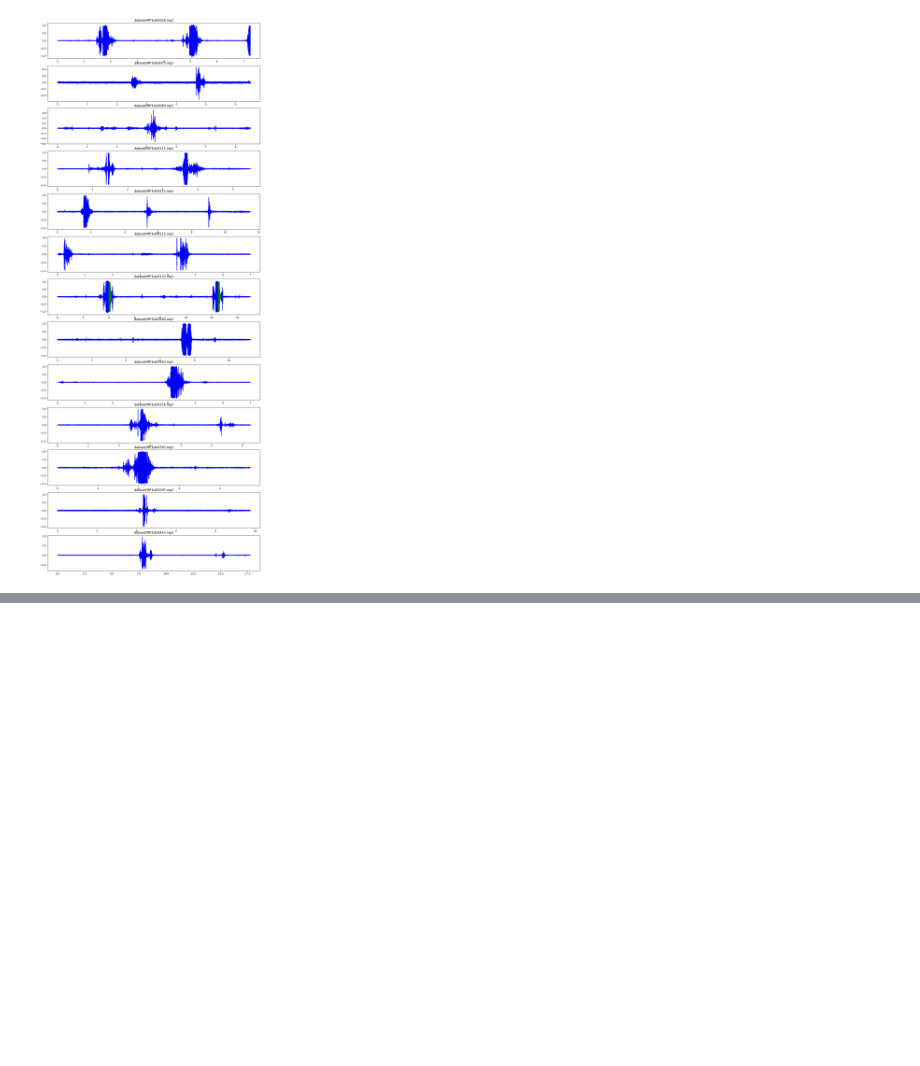
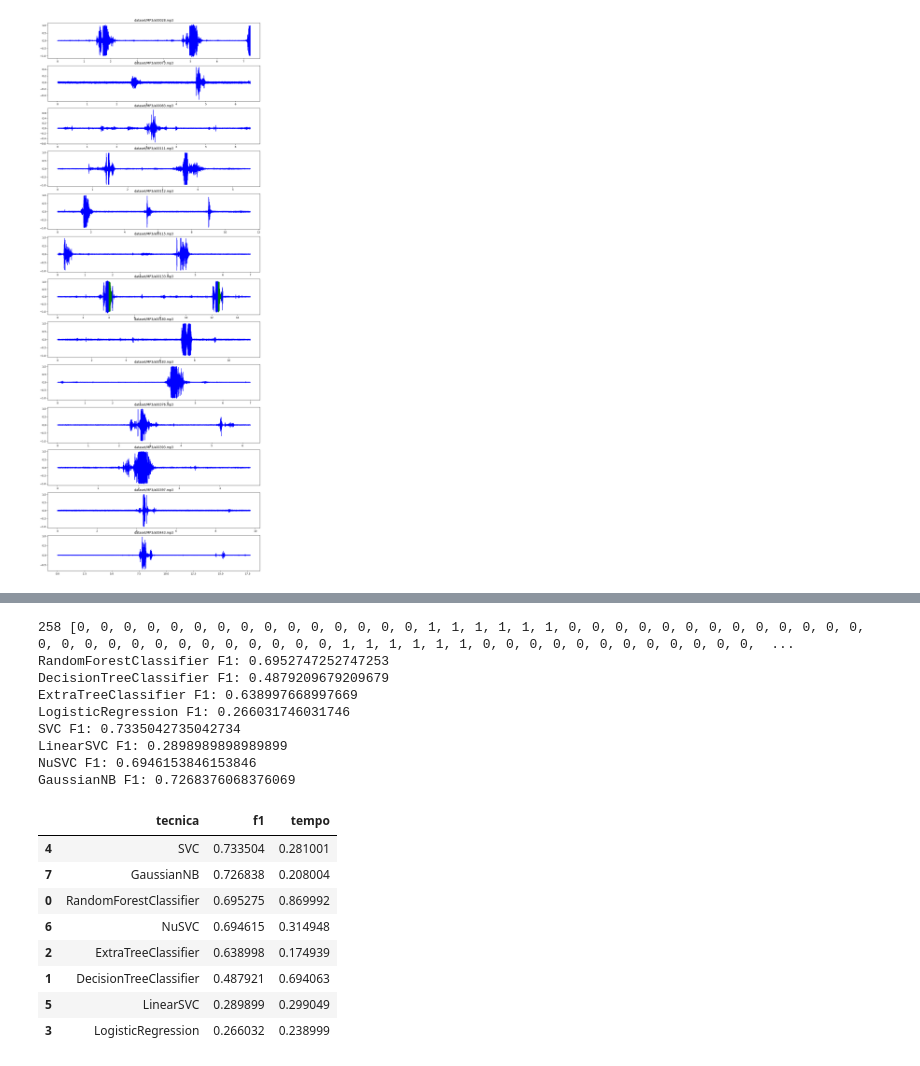
Before and after one commit to valerio-unifei/ECOM09A, a Jupyter notebook: 2024-1/Atividade1/Etapa4_v01.ipynb, the cells around one changed output, grey strips where cells are left out. Saved outputs shown, nothing was run; the diff lists cells and outputs as text; code cells hidden in the pictures; blank space fills up the shorter version.

```diff
--- a/2024-1/Atividade1/Etapa4_v01.ipynb
+++ b/2024-1/Atividade1/Etapa4_v01.ipynb
@@ -163,0 +216,67 @@ plt.show()
+# %%
+from sklearn.ensemble import RandomForestClassifier, AdaBoostClassifier, GradientBoostingClassifier, HistGradientBoostingClassifier
+from sklearn.tree import DecisionTreeClassifier, ExtraTreeClassifier
+from sklearn.neural_network import MLPClassifier
+from sklearn.linear_model import LogisticRegression
+from sklearn.svm import SVC, NuSVC, LinearSVC
+from sklearn.naive_bayes import GaussianNB
+from sklearn.model_selection import cross_val_score
+from sklearn.metrics import classification_report
+from time import time
+
+
+X = []
+y = []
+for linha in dados:
+    for a,b,c in linha:
+        X.append(b)
+        y.append(c)
+
+print(len(X), y)
+
+
+classificadores = [
+    RandomForestClassifier(n_estimators=100, random_state=42, max_depth=5),
+    #GradientBoostingClassifier(n_estimators=100, random_state=42, max_depth=5),
+    #HistGradientBoostingClassifier(max_iter=100, random_state=42, max_depth=5),
+    DecisionTreeClassifier(max_depth=5, random_state=42),
+    ExtraTreeClassifier(max_depth=5, random_state=42),
+    #MLPClassifier(random_state=42),
+    LogisticRegression(random_state=42),
+    SVC(random_state=42),
+    LinearSVC(random_state=42),
+    NuSVC(nu=0.1, random_state=42),
+    GaussianNB(),
+]
+
+resp = []
+for clf in classificadores:
+    t0 = time()
+    scores = cross_val_score(clf, X, y, cv=5, scoring='f1',n_jobs=-1)
+    t1 = time()
+    print(clf.__class__.__name__, 'F1:', sum(scores)/len(scores))
+    resp.append({'tecnica':clf.__class__.__name__, 'f1':sum(scores)/len(scores),'tempo':t1-t0})
+
+import pandas as pd
+
+df = pd.DataFrame(resp)
+df.sort_values('f1', ascending=False)
+# %% [output]
+258 [0, 0, 0, 0, 0, 0, 0, 0, 0, 0, 0, 0, 0, 0, 0, 1, 1, 1, 1, 1, 1, 0, 0, 0, 0, 0, 0, 0, 0, 0, 0, 0, 0, 0, 0, 0, 0, 0, 0, 0, 0, 0, 0, 0, 0, 0, 0, 1, 1, 1, 1, 1, 1, 0, 0, 0, 0, 0, 0, 0, 0, 0, 0, 0, 0,  ...
+RandomForestClassifier F1: 0.6952747252747253
+DecisionTreeClassifier F1: 0.4879209679209679
+ExtraTreeClassifier F1: 0.638997668997669
+LogisticRegression F1: 0.266031746031746
+SVC F1: 0.7335042735042734
+LinearSVC F1: 0.2898989898989899
+NuSVC F1: 0.6946153846153846
+GaussianNB F1: 0.7268376068376069
+|  | tecnica | f1 | tempo |
+| 4 | SVC | 0.733504 | 0.281001 |
+| 7 | GaussianNB | 0.726838 | 0.208004 |
+| 0 | RandomForestClassifier | 0.695275 | 0.869992 |
+| 6 | NuSVC | 0.694615 | 0.314948 |
+| 2 | ExtraTreeClassifier | 0.638998 | 0.174939 |
+| 1 | DecisionTreeClassifier | 0.487921 | 0.694063 |
+| 5 | LinearSVC | 0.289899 | 0.299049 |
+| 3 | LogisticRegression | 0.266032 | 0.238999 |
```
Also changed, not shown: parts of 5 cells of this notebook.
